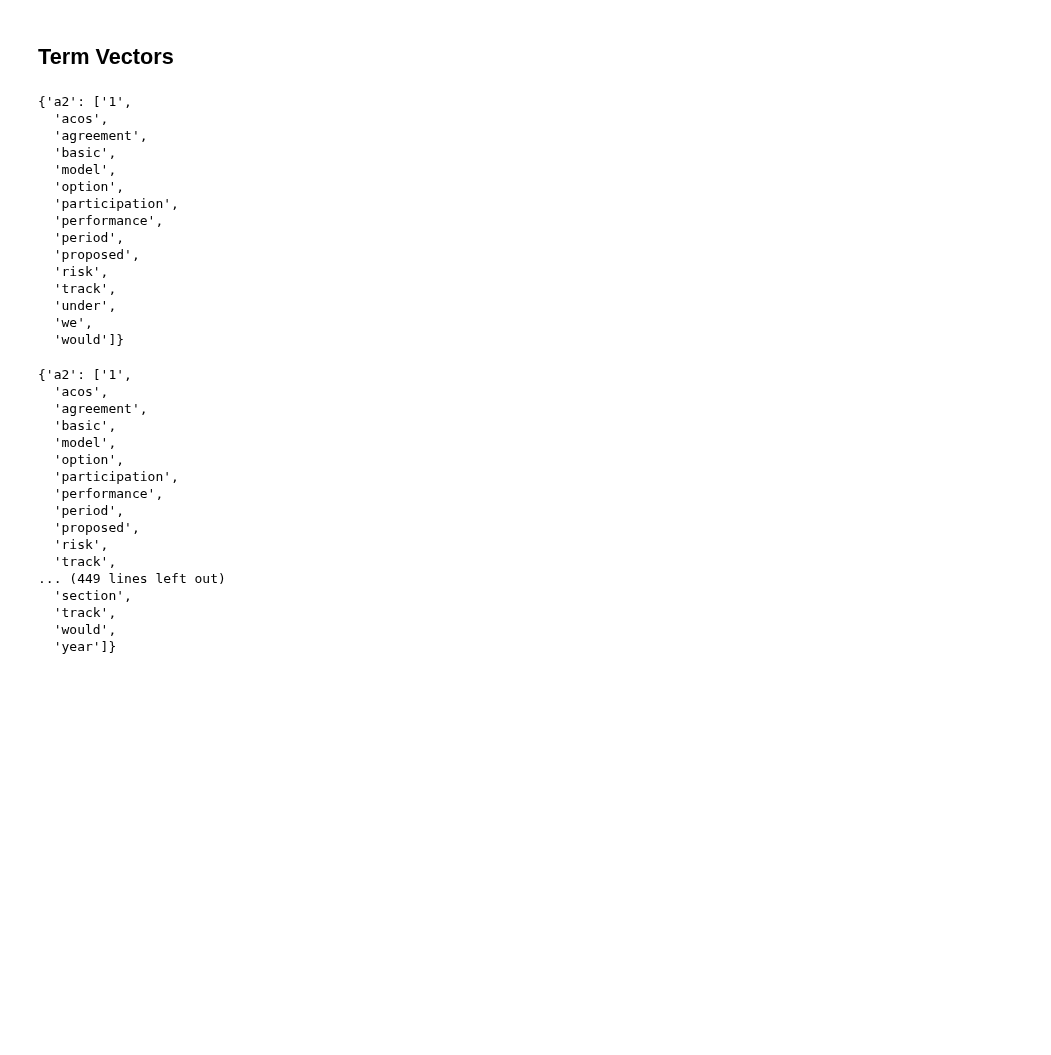
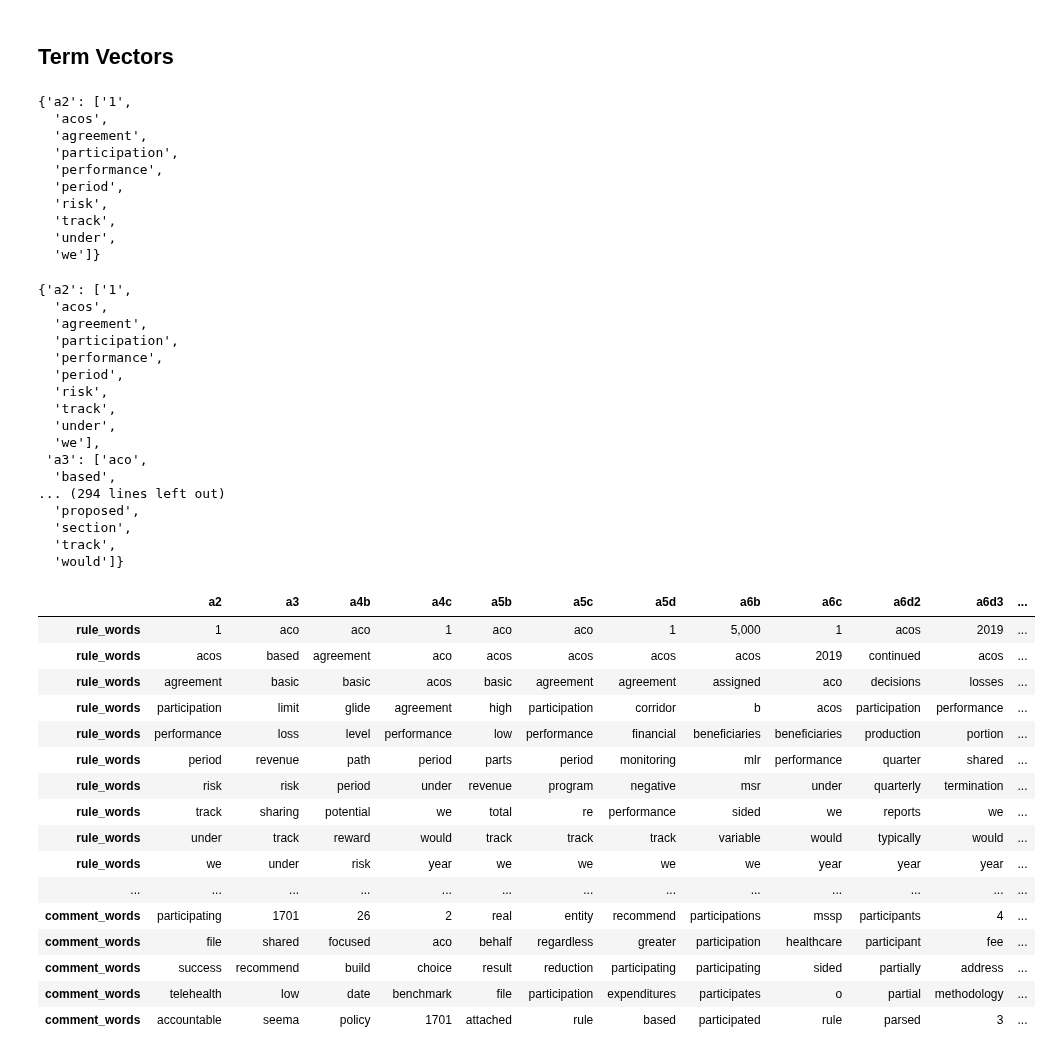
Before and after one commit to milanderson/LMI-Capstone-2020, a Jupyter notebook: es_upload.ipynb, the cells around one changed output. Cells and saved outputs as stored; diff of their text form; code cells hidden in the pictures; blank space fills up the shorter version.

```diff
--- a/es_upload.ipynb
+++ b/es_upload.ipynb
@@ -545,7 +546,7 @@ termVectorBody = {
   "payloads" : False,
   "positions" : False,
     "filter": {
-    "max_num_terms": 15,
+    "max_num_terms": 10,
     "min_term_freq": 1,
     "min_doc_freq": 1
   }
@@ -562,18 +561,13 @@ result = es.termvectors(index="headers_1shard",id ='a2', body = termVectorBody)
 {'a2': ['1',
   'acos',
   'agreement',
-  'basic',
-  'model',
-  'option',
   'participation',
   'performance',
   'period',
-  'proposed',
   'risk',
   'track',
   'under',
-  'we',
-  'would']}
+  'we']}
 # %%
 for section in headers_id_list:
     result = es.termvectors(index = "headers_1shard", id = section, body= termVectorBody)
@@ -584,17 +578,17 @@ termvecs
 {'a2': ['1',
   'acos',
   'agreement',
-  'basic',
-  'model',
-  'option',
   'participation',
   'performance',
   'period',
-  'proposed',
   'risk',
   'track',
-... (449 lines left out)
+  'under',
+  'we'],
+ 'a3': ['aco',
+  'based',
+... (294 lines left out)
+  'proposed',
   'section',
   'track',
-  'would',
-  'year']}
+  'would']}
@@ -600,0 +597,25 @@ termvecs
+# %%
+merged_dict = {key1:[value1, value2[1]] for (key1, value1), (key2, value2) in zip(termvecs.items(), boost_features.items())}
+words = pd.DataFrame(data=merged_dict).T.rename({0:"rule_words", 1:"comment_words"}, axis=1).T
+words = words.apply(lambda x: x.explode())
+pd.set_option('display.max_columns', None)
+pd.set_option('display.max_rows', None)
+words
+# %% [output]
+|  | a2 | a3 | a4b | a4c | a5b | a5c | a5d | a6b | a6c | a6d2 | a6d3 | ... |
+| rule_words | 1 | aco | aco | 1 | aco | aco | 1 | 5,000 | 1 | acos | 2019 | ... |
+| rule_words | acos | based | agreement | aco | acos | acos | acos | acos | 2019 | continued | acos | ... |
+| rule_words | agreement | basic | basic | acos | basic | agreement | agreement | assigned | aco | decisions | losses | ... |
+| rule_words | participation | limit | glide | agreement | high | participation | corridor | b | acos | participation | performance | ... |
+| rule_words | performance | loss | level | performance | low | performance | financial | beneficiaries | beneficiaries | production | portion | ... |
+| rule_words | period | revenue | path | period | parts | period | monitoring | mlr | performance | quarter | shared | ... |
+| rule_words | risk | risk | period | under | revenue | program | negative | msr | under | quarterly | termination | ... |
+| rule_words | track | sharing | potential | we | total | re | performance | sided | we | reports | we | ... |
+| rule_words | under | track | reward | would | track | track | track | variable | would | typically | would | ... |
+| rule_words | we | under | risk | year | we | we | we | we | year | year | year | ... |
+| ... | ... | ... | ... | ... | ... | ... | ... | ... | ... | ... | ... | ... |
+| comment_words | participating | 1701 | 26 | 2 | real | entity | recommend | participations | mssp | participants | 4 | ... |
+| comment_words | file | shared | focused | aco | behalf | regardless | greater | participation | healthcare | participant | fee | ... |
+| comment_words | success | recommend | build | choice | result | reduction | participating | participating | sided | partially | address | ... |
+| comment_words | telehealth | low | date | benchmark | file | participation | expenditures | participates | o | partial | methodology | ... |
+| comment_words | accountable | seema | policy | 1701 | attached | rule | based | participated | rule | parsed | 3 | ... |
```
Also changed, not shown: parts of 7 cells of this notebook, 5 other files.
